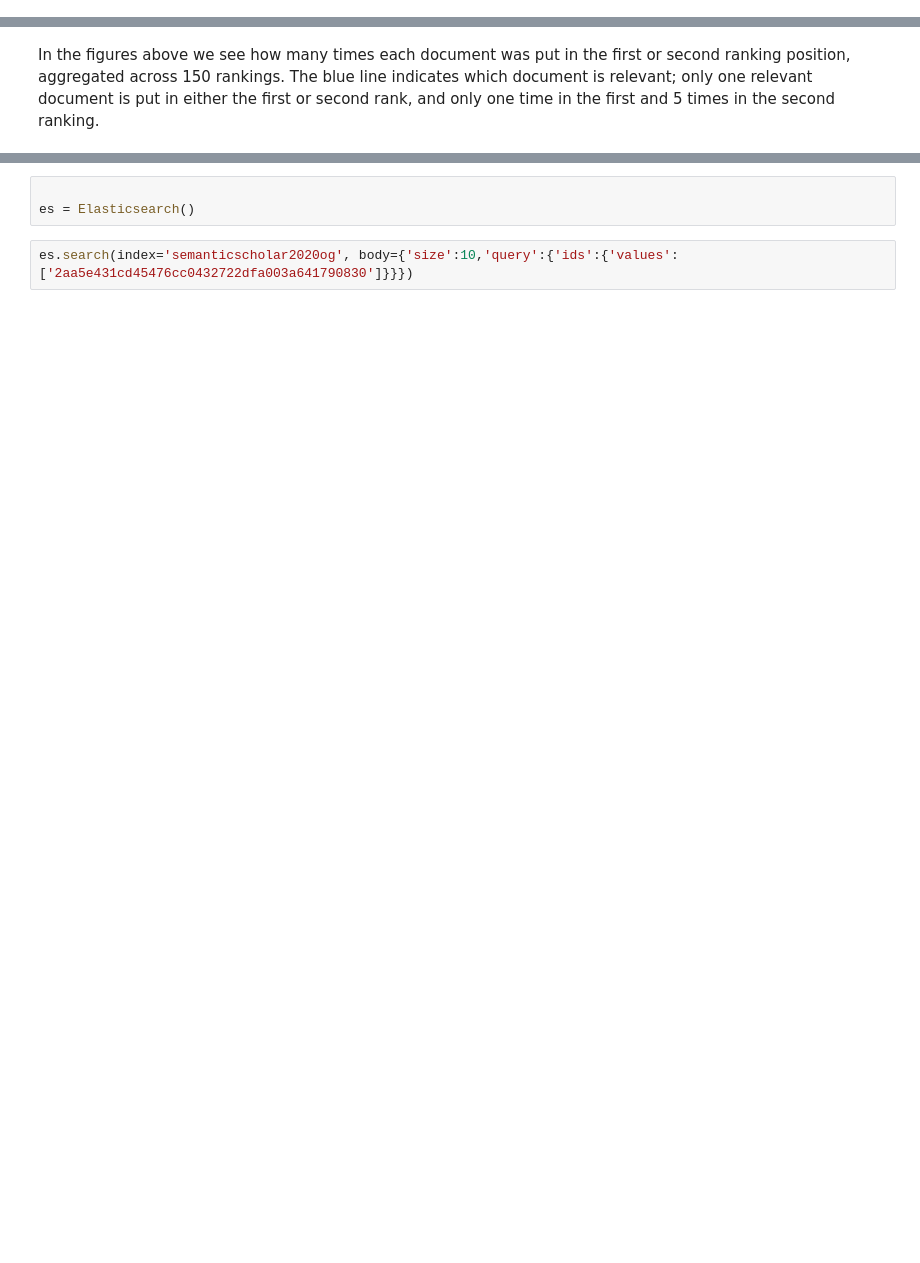
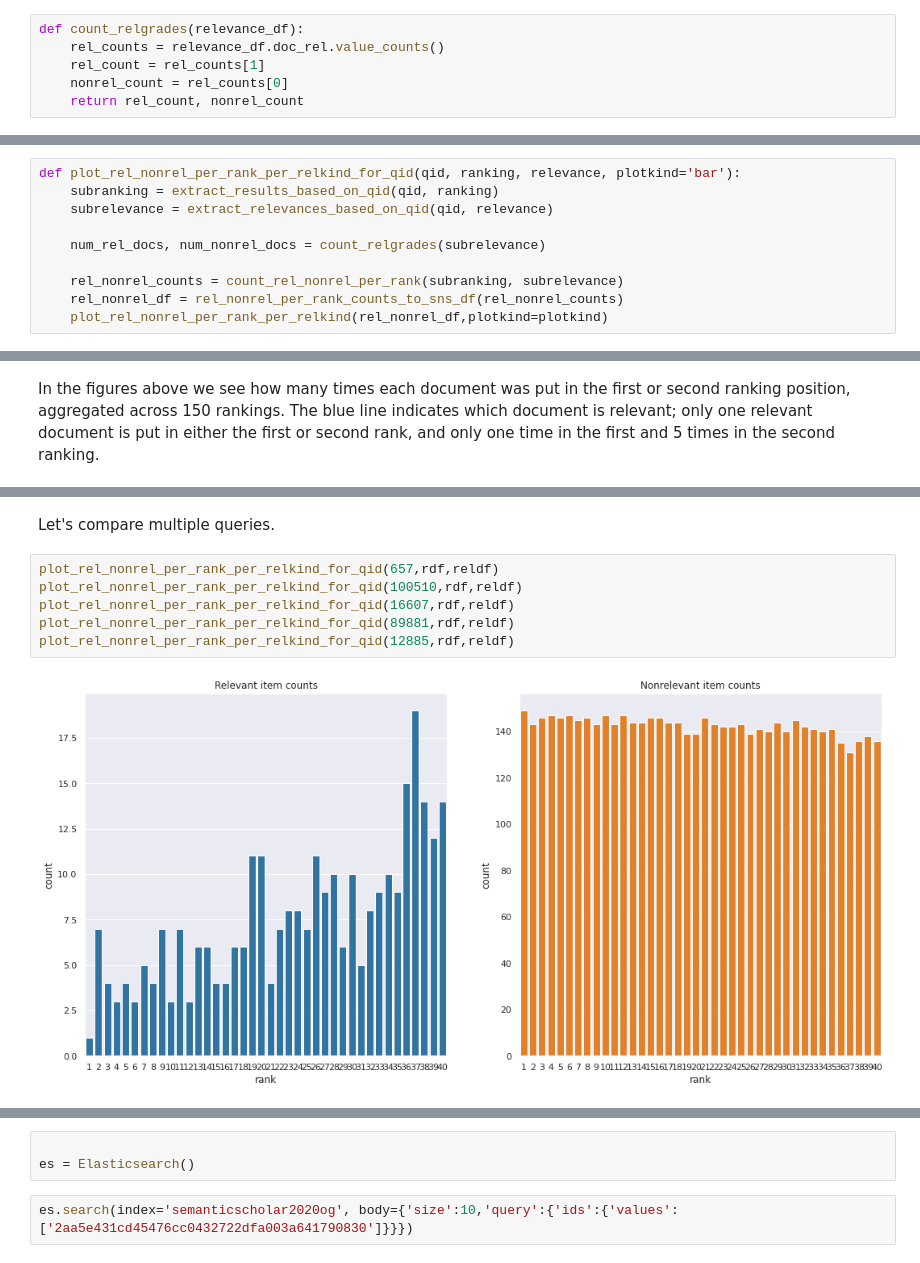
Before and after one commit to pilmus/thesis, a Jupyter notebook: app/notebooks/visualize_ranking_distributions.ipynb, the cells around one changed output, grey strips where cells are left out. Drawn from its saved outputs; the diff is of its cells as text; blank space fills up the shorter version.

```diff
--- a/app/notebooks/visualize_ranking_distributions.ipynb
+++ b/app/notebooks/visualize_ranking_distributions.ipynb
@@ -109,6 +109,12 @@ extract_relevances_based_on_qid(657, reldf).head(5)
 ## Visualization: rel/nonrel position distribution
 
 We visualize how often a ranking position is occupied by a relevant versus a non-relevant document, aggregated over all 150 returned rankings for that query.
+# %%
+def count_relgrades(relevance_df):
+    rel_counts = relevance_df.doc_rel.value_counts()
+    rel_count = rel_counts[1]
+    nonrel_count = rel_counts[0]
+    return rel_count, nonrel_count
 # %%
 def count_rel_nonrel_per_rank(rankings_df, relevance_df):
     """rankings_df and relevance_df should already be reduced to the information for a single qid"""
@@ -169,6 +195,16 @@ def plot_rel_nonrel_per_rank_per_relkind(data,plotkind='bar'):
     if plotkind =='hist':
         sns.histplot(data=data[data.relkind=='r'], x="rank",weights=data[data.relkind=='r']["count"],binwidth=0.99,kde=True,ax=ax[0],color=next(pi))
         sns.histplot(data=data[data.relkind=='nr'], x="rank",weights=data[data.relkind=='nr']["count"],binwidth=0.99,kde=True,ax=ax[1],color=next(pi))
+# %%
+def plot_rel_nonrel_per_rank_per_relkind_for_qid(qid, ranking, relevance, plotkind='bar'):
+    subranking = extract_results_based_on_qid(qid, ranking)
+    subrelevance = extract_relevances_based_on_qid(qid, relevance)
+
+    num_rel_docs, num_nonrel_docs = count_relgrades(subrelevance)
+
+    rel_nonrel_counts = count_rel_nonrel_per_rank(subranking, subrelevance)
+    rel_nonrel_df = rel_nonrel_per_rank_counts_to_sns_df(rel_nonrel_counts)
+    plot_rel_nonrel_per_rank_per_relkind(rel_nonrel_df,plotkind=plotkind)
 # %%
 def plot_doc_occurrence_per_rank(data, num_rel_docs):
     sns.set_palette("tab10")
@@ -253,0 +371,10 @@ In the figures above we see how many times each document was put in the first or
+# %% [markdown]
+Let's compare multiple queries.
+# %%
+plot_rel_nonrel_per_rank_per_relkind_for_qid(657,rdf,reldf)
+plot_rel_nonrel_per_rank_per_relkind_for_qid(100510,rdf,reldf)
+plot_rel_nonrel_per_rank_per_relkind_for_qid(16607,rdf,reldf)
+plot_rel_nonrel_per_rank_per_relkind_for_qid(89881,rdf,reldf)
+plot_rel_nonrel_per_rank_per_relkind_for_qid(12885,rdf,reldf)
+# %% [output]
+[figure, added]
```
Also changed, not shown: parts of 23 cells of this notebook.
